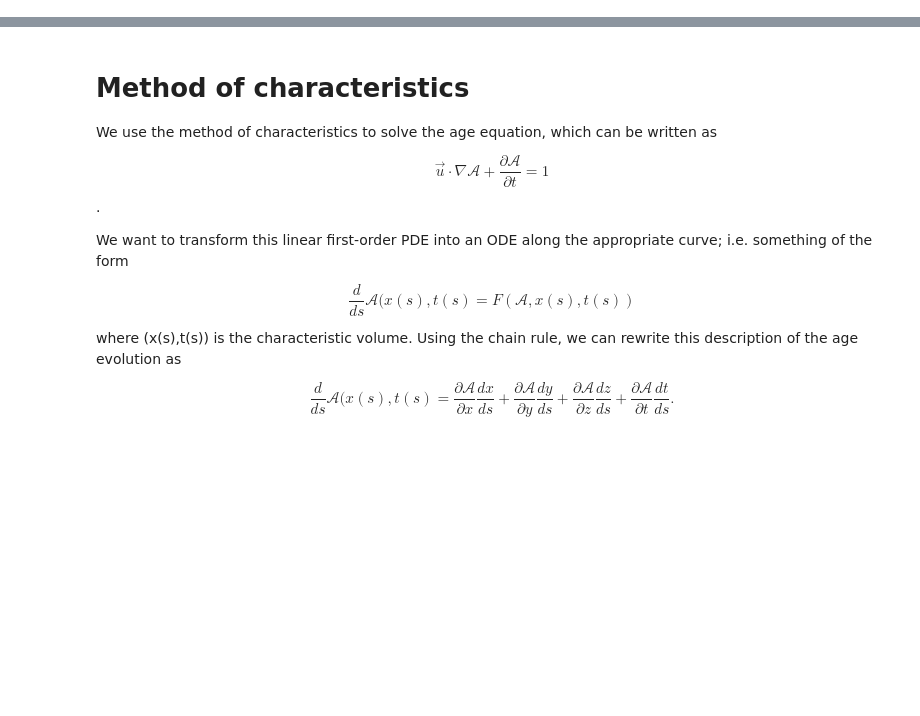
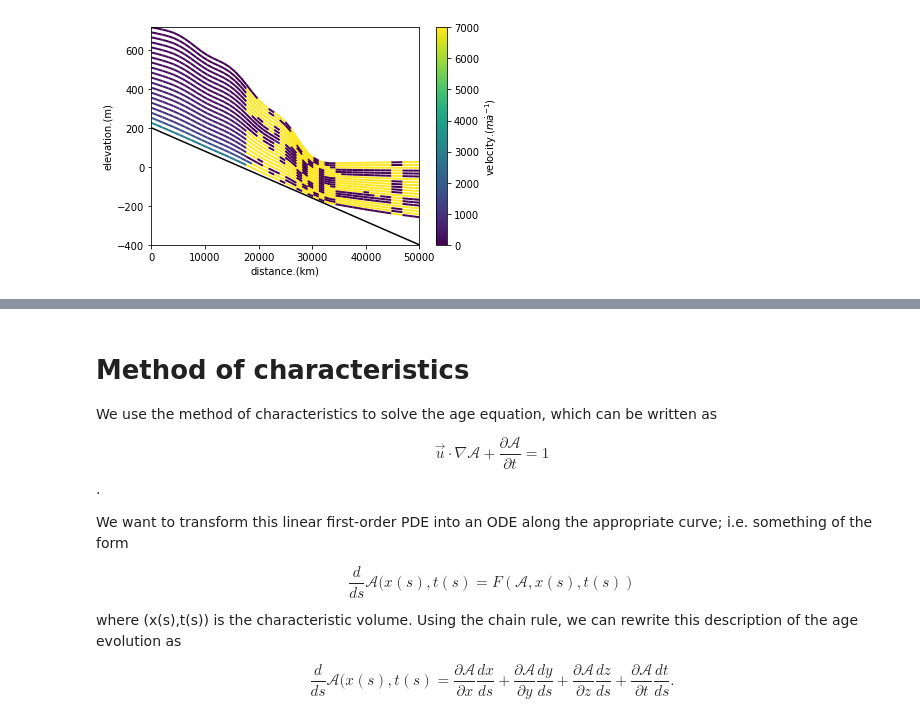
Before and after one commit to jabadge/icepack, a Jupyter notebook: notebooks/tutorials/10-age-advection.ipynb, the cells around one changed output, grey strips where cells are left out. Cells and saved outputs as stored; diff of their text form; code cells hidden in the pictures; blank space fills up the shorter version.

```diff
--- a/notebooks/tutorials/10-age-advection.ipynb
+++ b/notebooks/tutorials/10-age-advection.ipynb
@@ -116,15 +181,39 @@ array([0., 0., 0., ..., 0., 0., 0.])
 # %%
 import tqdm
 
-num_years = 10
-timesteps_per_year = 10
+num_years = 500000.0
+timesteps_per_year = 0.1
 
 δt = 1.0 / timesteps_per_year
-num_timesteps = num_years * timesteps_per_year
-
+num_timesteps = int(num_years * timesteps_per_year)
 
 for step in tqdm.trange(num_timesteps):
     age = age_solver.solve(δt,velocity=u,thickness=h,age=age)
+# %%
+xz = np.array([(Lx * k / nx, 0, i)  for k in range(nx + 1) for i in np.arange(0,1.0,1.0/nz)])
+ageM= np.array(age.at(xz, tolerance=1e-10))
+ageM=np.reshape(ageM,(49,nz));
+xz=np.reshape(xz,(49,nz,3));
+# %%
+fig, axs = plt.subplots()
+for i in range(0,nz):
+    points = np.array([np.squeeze(xz[:,i,0]),np.squeeze(ss-hz[:,i])]).T.reshape(-1, 1, 2)
+    segments = np.concatenate([points[:-1], points[1:]], axis=1)
+    norm = plt.Normalize(0,7000)
+    lc = LineCollection(segments, cmap='viridis', norm=norm)
+    # Set the values used for colormapping
+    lc.set_array(np.squeeze(ageM[:,nz-1-i]))
+    lc.set_linewidth(2)
+    line = axs.add_collection(lc)
+axs.set_xlim(xz.min(), xz.max())
+axs.set_ylim(bs.min(), ss.max())
+axs.plot(xs[:, 0], bs, color='black')
+fig.colorbar(line, ax=axs,label=r'velocity.$(m\dota^{-1})$')
+axs.set_ylabel('elevation.(m)')
+axs.set_xlabel('distance.(km)')
+plt.show()
+# %% [output]
+[figure, added]
 # %%
 import numpy as np
 np.min(age.dat.data)
```
Also changed, not shown: parts of 17 cells of this notebook, 5 other files.
